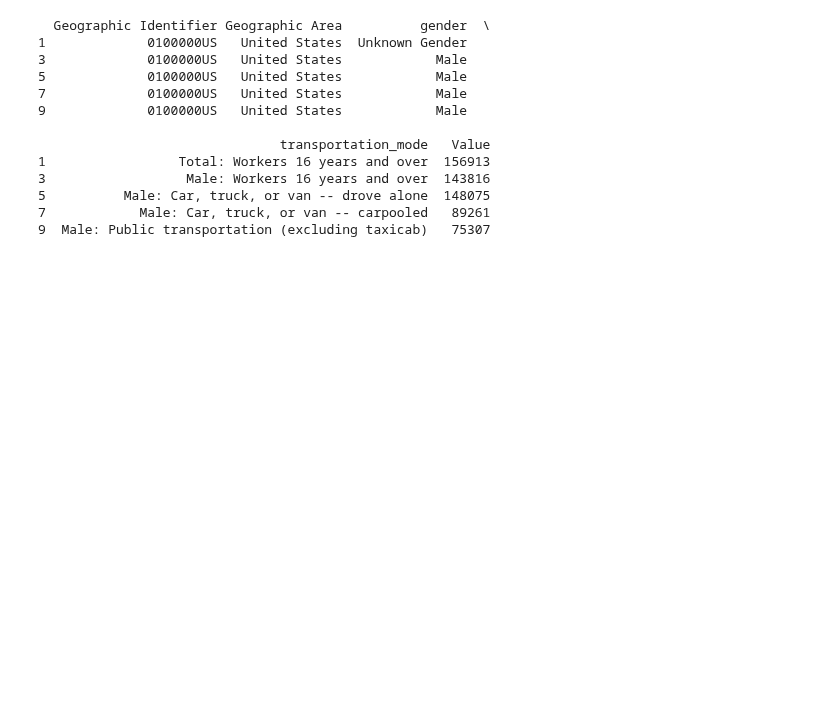
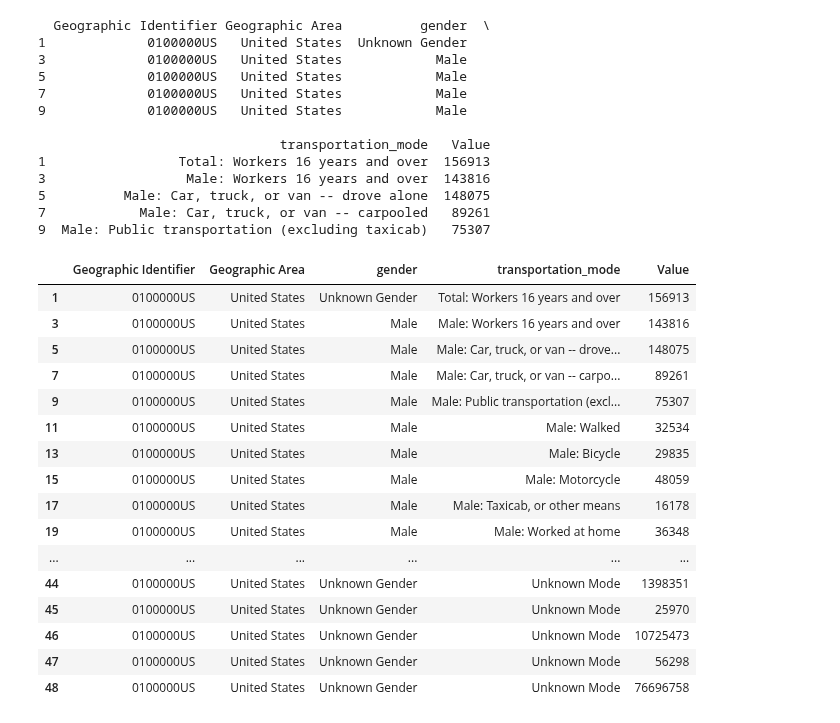
Before and after one commit to angelikabrown/CensusDataEDA, a Jupyter notebook: census_data_cleaning.ipynb, the cells around one changed output. Saved outputs shown, nothing was run; the diff lists cells and outputs as text; code cells hidden in the pictures; blank space fills up the shorter version.

```diff
--- a/census_data_cleaning.ipynb
+++ b/census_data_cleaning.ipynb
@@ -900,3 +900,23 @@ print(df_long_mode_by_gender.head())
 5          Male: Car, truck, or van -- drove alone  148075
 7            Male: Car, truck, or van -- carpooled   89261
 9  Male: Public transportation (excluding taxicab)   75307
+# %%
+df_long_mode_by_gender.head(30)
+# %% [output]
+|  | Geographic Identifier | Geographic Area | gender | transportation_mode | Value |
+| 1 | 0100000US | United States | Unknown Gender | Total: Workers 16 years and over | 156913 |
+| 3 | 0100000US | United States | Male | Male: Workers 16 years and over | 143816 |
+| 5 | 0100000US | United States | Male | Male: Car, truck, or van -- drove... | 148075 |
+| 7 | 0100000US | United States | Male | Male: Car, truck, or van -- carpo... | 89261 |
+| 9 | 0100000US | United States | Male | Male: Public transportation (excl... | 75307 |
+| 11 | 0100000US | United States | Male | Male: Walked | 32534 |
+| 13 | 0100000US | United States | Male | Male: Bicycle | 29835 |
+| 15 | 0100000US | United States | Male | Male: Motorcycle | 48059 |
+| 17 | 0100000US | United States | Male | Male: Taxicab, or other means | 16178 |
+| 19 | 0100000US | United States | Male | Male: Worked at home | 36348 |
+| ... | ... | ... | ... | ... | ... |
+| 44 | 0100000US | United States | Unknown Gender | Unknown Mode | 1398351 |
+| 45 | 0100000US | United States | Unknown Gender | Unknown Mode | 25970 |
+| 46 | 0100000US | United States | Unknown Gender | Unknown Mode | 10725473 |
+| 47 | 0100000US | United States | Unknown Gender | Unknown Mode | 56298 |
+| 48 | 0100000US | United States | Unknown Gender | Unknown Mode | 76696758 |
```
Also changed, not shown: parts of 2 cells of this notebook.
